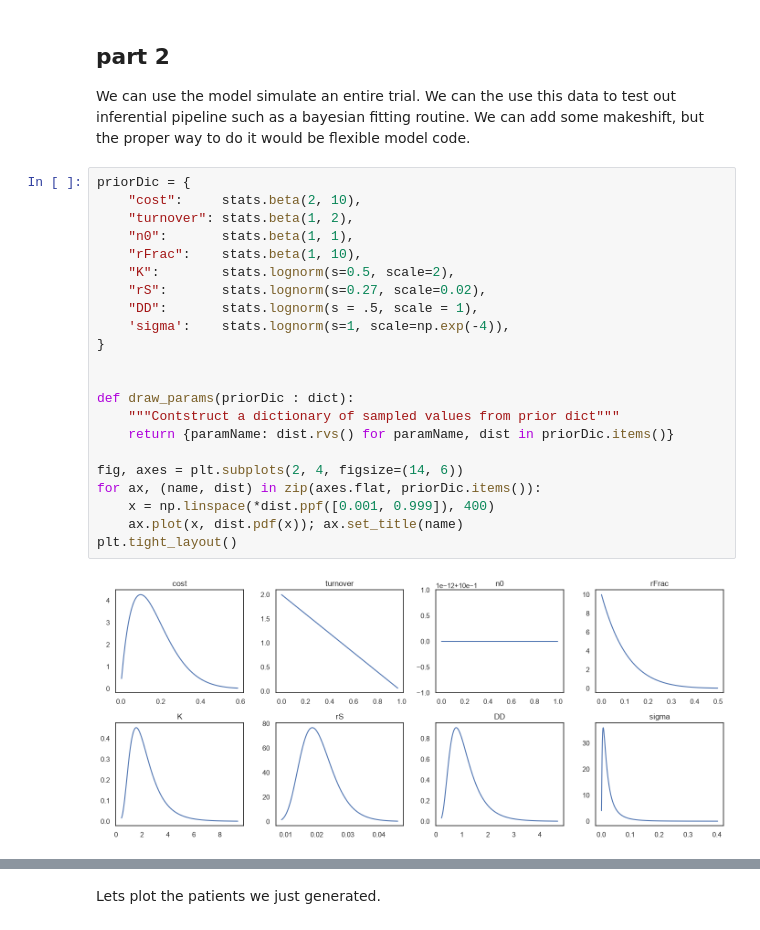
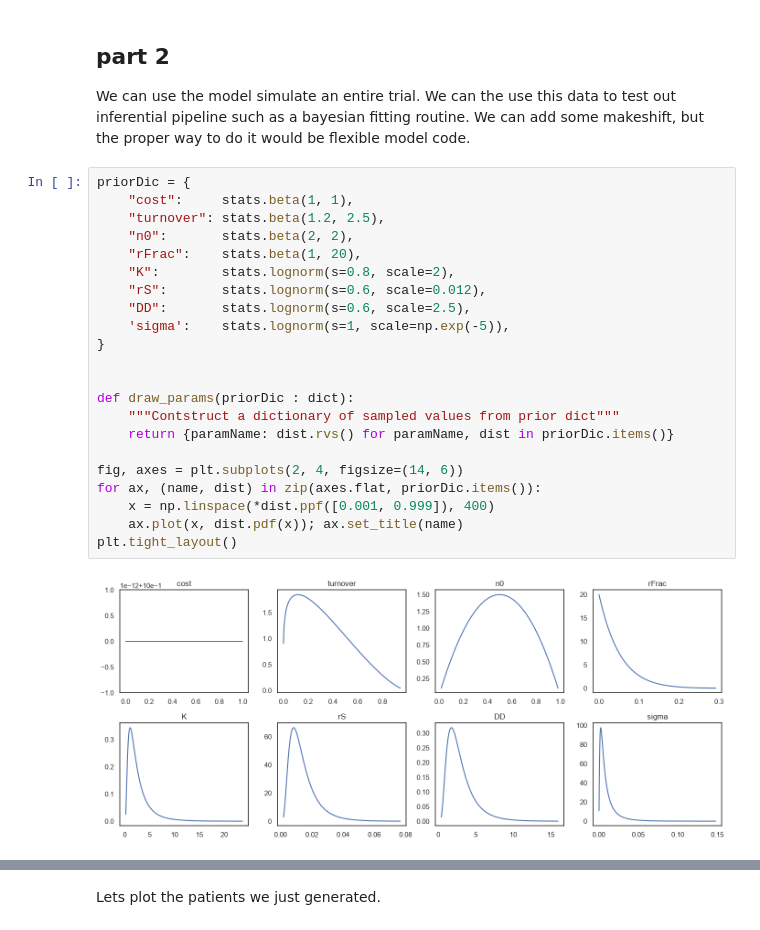
Before and after one commit to emilfrej/biomarker_uncertainty, a Jupyter notebook: python/genertate_synth_AT_trial_data.ipynb, the cells around one changed output, grey strips where cells are left out. Drawn from its saved outputs; the diff is of its cells as text.

```diff
--- a/python/genertate_synth_AT_trial_data.ipynb
+++ b/python/genertate_synth_AT_trial_data.ipynb
@@ -54,26 +57,26 @@ We see that We can the print the results. The default time resolution is very hi
 We can use the model simulate an entire trial. We can the use this data to test out inferential pipeline such as a bayesian fitting routine. We can add some makeshift, but the proper way to do it would be flexible model code.
 # %%
 priorDic = {
-    "cost":     stats.beta(2, 10),
-    "turnover": stats.beta(1, 2),
-    "n0":       stats.beta(1, 1),
-    "rFrac":    stats.beta(1, 10),
-    "K":        stats.lognorm(s=0.5, scale=2),
-    "rS":       stats.lognorm(s=0.27, scale=0.02),
-    "DD":       stats.lognorm(s = .5, scale = 1),
-    'sigma':    stats.lognorm(s=1, scale=np.exp(-4)),
+    "cost":     stats.beta(1, 1),
+    "turnover": stats.beta(1.2, 2.5),
+    "n0":       stats.beta(2, 2),
+    "rFrac":    stats.beta(1, 20),
+    "K":        stats.lognorm(s=0.8, scale=2),
+    "rS":       stats.lognorm(s=0.6, scale=0.012),
+    "DD":       stats.lognorm(s=0.6, scale=2.5),
+    'sigma':    stats.lognorm(s=1, scale=np.exp(-5)),
 }
 
 
 def draw_params(priorDic : dict):
     """Contstruct a dictionary of sampled values from prior dict"""
     return {paramName: dist.rvs() for paramName, dist in priorDic.items()}
 
 fig, axes = plt.subplots(2, 4, figsize=(14, 6))
 for ax, (name, dist) in zip(axes.flat, priorDic.items()):
     x = np.linspace(*dist.ppf([0.001, 0.999]), 400)
     ax.plot(x, dist.pdf(x)); ax.set_title(name)
 plt.tight_layout()
 # %% [output]
-[figure, old version]
+[figure, new version]
 # %%
```
Also changed, not shown: parts of 5 cells of this notebook, 9 other files.
